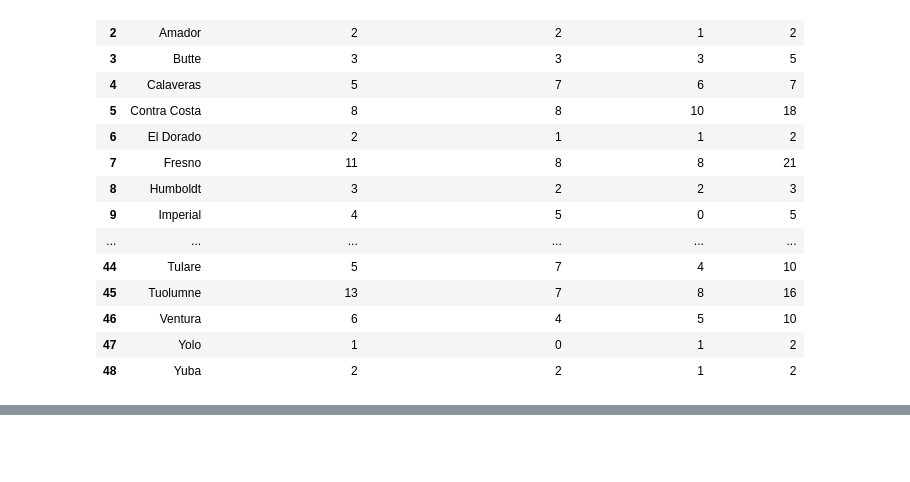
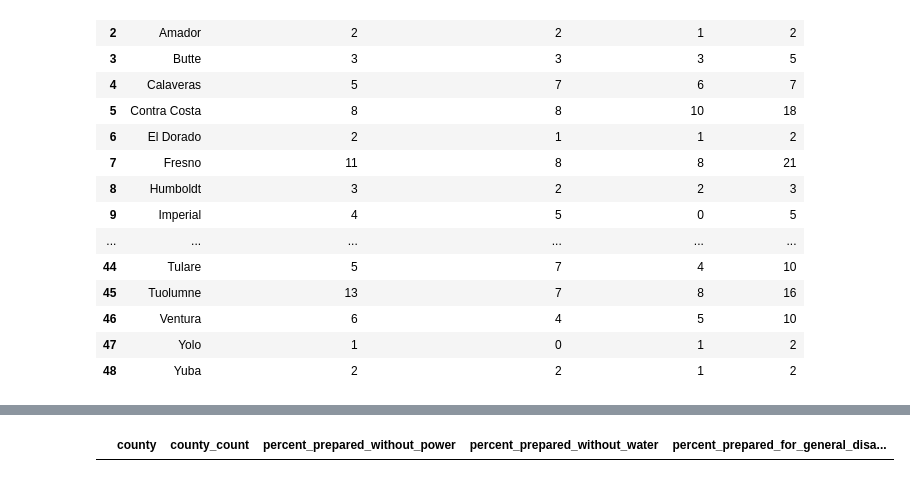
Before and after one commit to Eagle-Rock-Analytics/carb-climate-index, a Jupyter notebook: scripts/data_metric_calc/governance_fema_household_survey.ipynb, the cells around one changed output, grey strips where cells are left out. Cells and saved outputs as stored; diff of their text form; code cells hidden in the pictures; blank space fills up the shorter version.

```diff
--- a/scripts/data_metric_calc/governance_fema_household_survey.ipynb
+++ b/scripts/data_metric_calc/governance_fema_household_survey.ipynb
@@ -231,3 +257,9 @@ fema_household_metric
 | 46 | Ventura | 10 | 60.000000 | 40.000000 | 50.000000 |
 | 47 | Yolo | 2 | 50.000000 | 0.000000 | 50.000000 |
 | 48 | Yuba | 2 | 100.000000 | 100.000000 | 50.000000 |
+# %%
+# Verify county entries are valid
+filtered_counties, omitted_rows = filter_counties(fema_household_metric, 'county')
+omitted_rows
+# %% [output]
+|  | county | county_count | percent_prepared_without_power | percent_prepared_without_water | percent_prepared_for_general_disa... |
```
Also changed, not shown: parts of 15 cells of this notebook.
